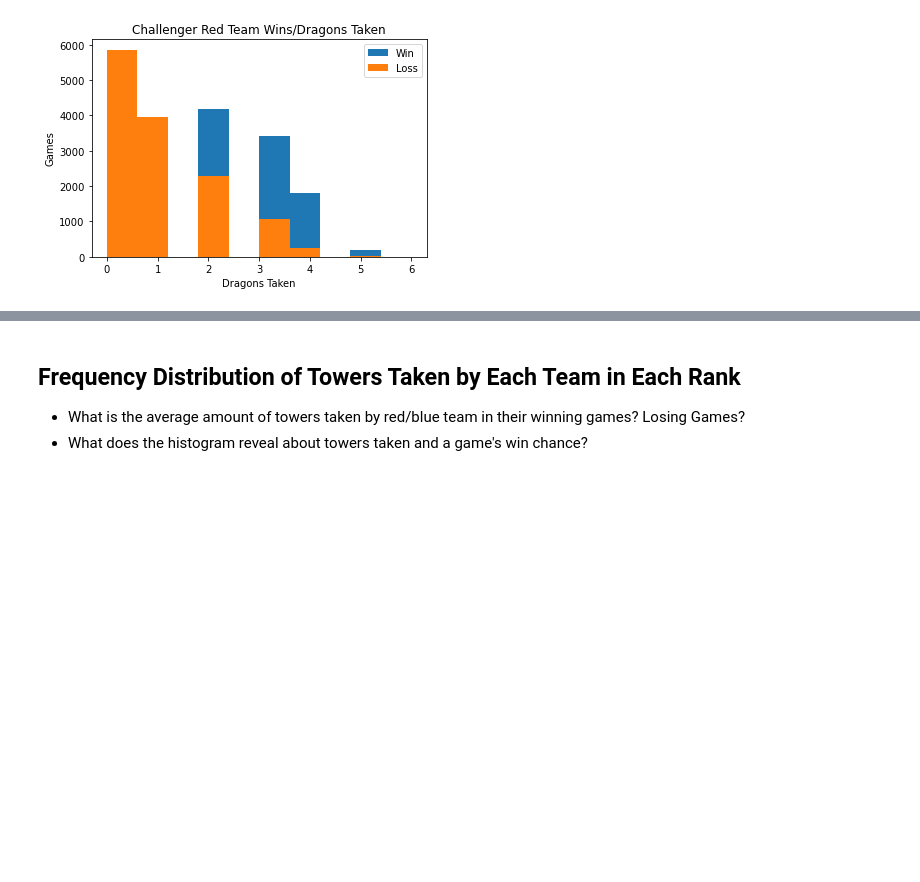
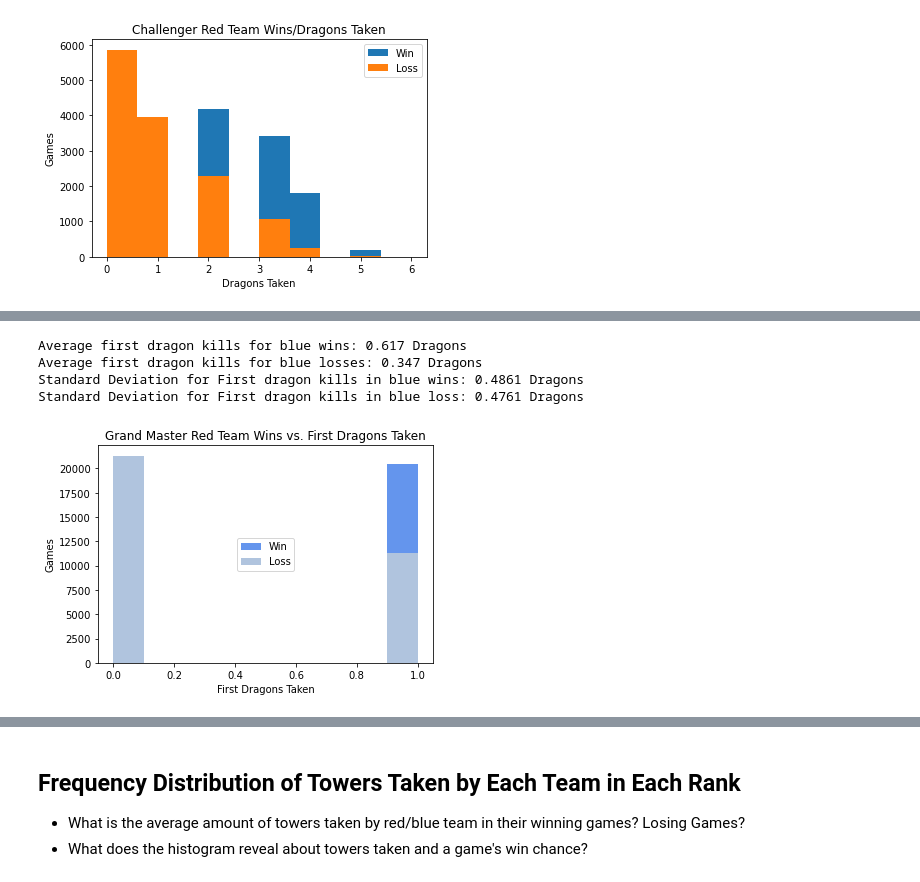
Before and after one commit to josephchancey/riot-lol-match-trends, a Jupyter notebook: Notebooks/LoL Trend Analysis.ipynb, the cells around one changed output, grey strips where cells are left out. Cells and saved outputs as stored; diff of their text form; code cells hidden in the pictures; blank space fills up the shorter version.

```diff
--- a/Notebooks/LoL Trend Analysis.ipynb
+++ b/Notebooks/LoL Trend Analysis.ipynb
@@ -726,0 +789,20 @@ Standard Deviation for dragon kills in red loss: 1.0586 Dragons
+# %%
+# Histogram on Blue Dragon Kills for Wins Against Losses- Master
+plt.hist(gm_redwins_df.redFirstDragon, label="Win", color='cornflowerblue')
+plt.hist(gm_redloss_df.redFirstDragon, label="Loss", color='lightsteelblue')
+plt.legend(loc="center")
+print(f"Average first dragon kills for blue wins: {round(gm_redwins_df['redFirstDragon'].mean(), 3)} Dragons")
+print(f"Average first dragon kills for blue losses: {round(gm_redloss_df['redFirstDragon'].mean(), 3)} Dragons")
+print(f"Standard Deviation for First dragon kills in blue wins: {round(gm_redwins_df['redFirstDragon'].std(), 4)} Dragons")
+print(f"Standard Deviation for First dragon kills in blue loss: {round(gm_redloss_df['redFirstDragon'].std(), 4)} Dragons")
+plt.xlabel('First Dragons Taken')
+plt.ylabel('Games')
+plt.title('Grand Master Red Team Wins vs. First Dragons Taken')
+
+plt.savefig('../Images/grandmaster_red_histo_firstdragons.png')
+# %% [output]
+Average first dragon kills for blue wins: 0.617 Dragons
+Average first dragon kills for blue losses: 0.347 Dragons
+Standard Deviation for First dragon kills in blue wins: 0.4861 Dragons
+Standard Deviation for First dragon kills in blue loss: 0.4761 Dragons
+[figure, added]
```
Also changed, not shown: parts of 12 cells of this notebook, 6 other files.
